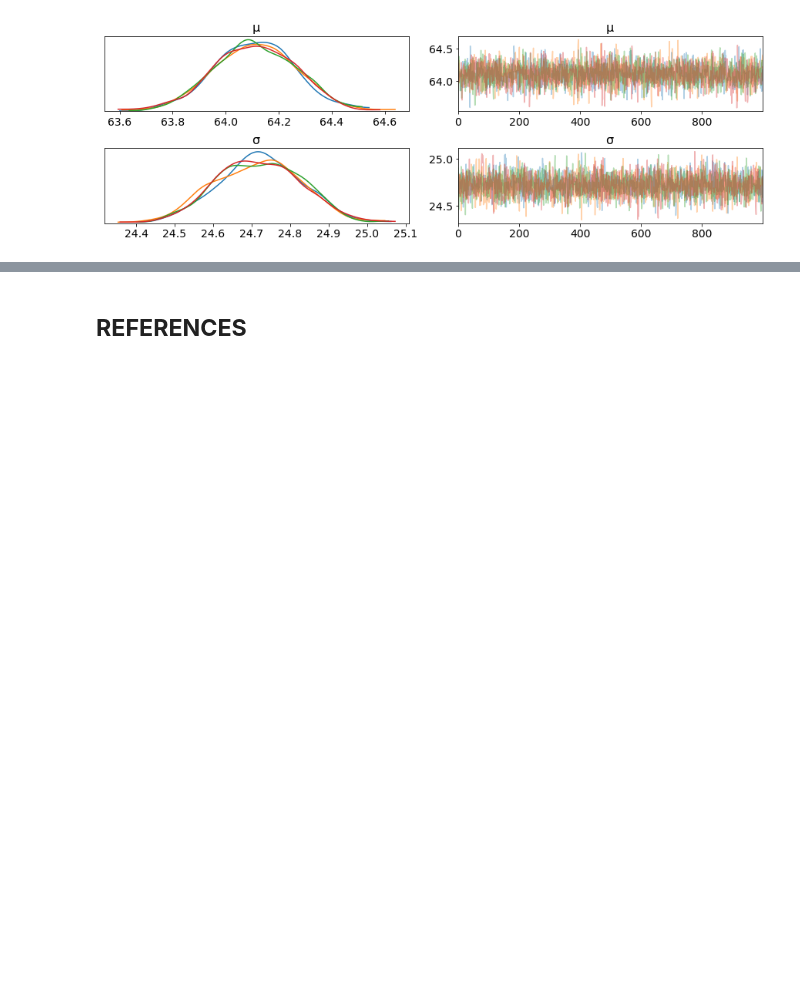
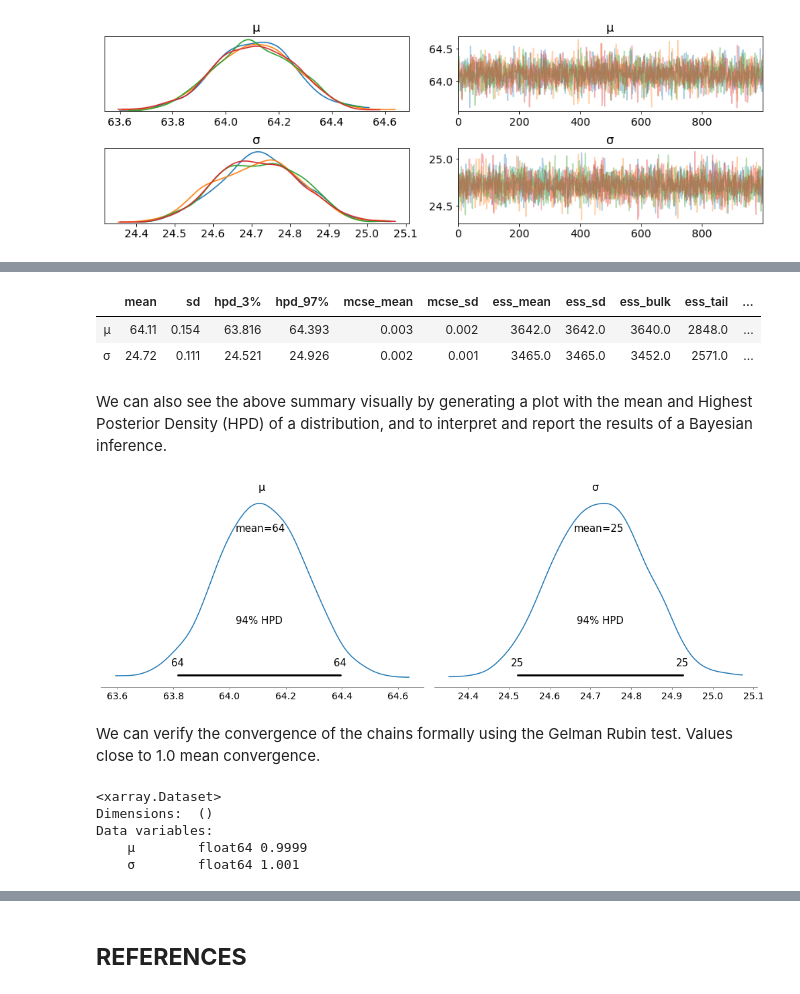
Before and after one commit to erikapat/ML_ALGORITHMS_TEST, a Jupyter notebook: BayesianModels/uncertainty.ipynb, the cells around one changed output, grey strips where cells are left out. Cells and saved outputs as stored; diff of their text form; code cells hidden in the pictures; blank space fills up the shorter version.

Commit message:
dif means

```diff
--- a/BayesianModels/uncertainty.ipynb
+++ b/BayesianModels/uncertainty.ipynb
@@ -140,0 +160,22 @@ az.plot_trace(trace_g);
+# %%
+az.summary(trace_g)
+# %% [output]
+|  | mean | sd | hpd_3% | hpd_97% | mcse_mean | mcse_sd | ess_mean | ess_sd | ess_bulk | ess_tail | ... |
+| μ | 64.11 | 0.154 | 63.816 | 64.393 | 0.003 | 0.002 | 3642.0 | 3642.0 | 3640.0 | 2848.0 | ... |
+| σ | 24.72 | 0.111 | 24.521 | 24.926 | 0.002 | 0.001 | 3465.0 | 3465.0 | 3452.0 | 2571.0 | ... |
+# %% [markdown]
+We can also see the above summary visually by generating a plot with the mean and Highest Posterior Density (HPD) of a distribution, and to interpret and report the results of a Bayesian inference.
+# %%
+az.plot_posterior(trace_g);
+# %% [output]
+[figure, added]
+# %% [markdown]
+We can verify the convergence of the chains formally using the Gelman Rubin test. Values close to 1.0 mean convergence.
+# %%
+pm.gelman_rubin(trace_g)
+# %% [output]
+<xarray.Dataset>
+Dimensions:  ()
+Data variables:
+    μ        float64 0.9999
+    σ        float64 1.001
```
Also changed, not shown: parts of 32 cells of this notebook.
